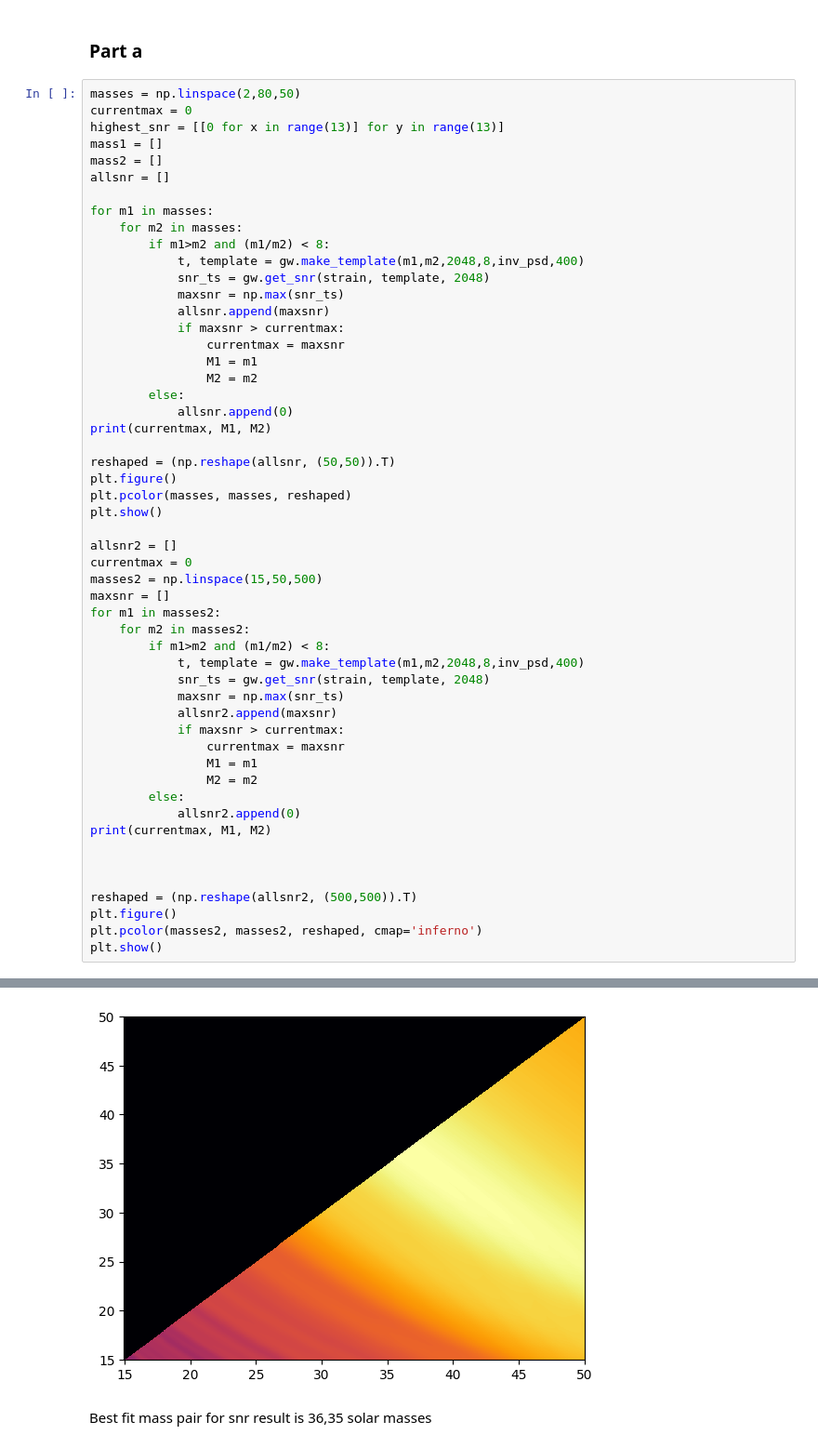
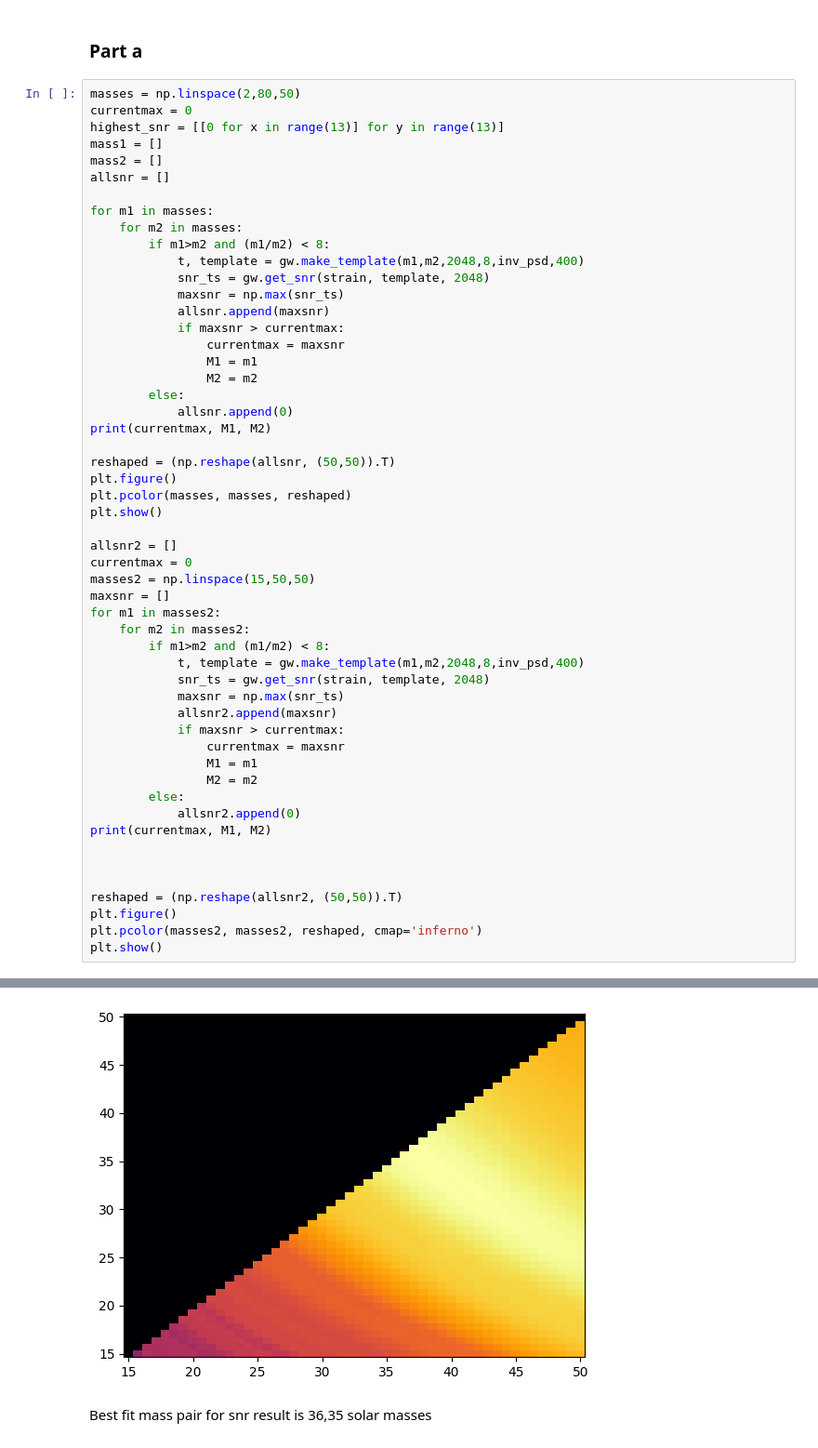
Before and after one commit to lewismcnish/Astronomy, a Jupyter notebook: Binary_Black_Holes/Binary.ipynb, the cells around one changed output, grey strips where cells are left out. Shown at 93% size. Saved outputs shown, nothing was run; the diff lists cells and outputs as text.

```diff
--- a/Binary_Black_Holes/Binary.ipynb
+++ b/Binary_Black_Holes/Binary.ipynb
@@ -133,7 +133,7 @@ plt.show()
 
 allsnr2 = []
 currentmax = 0
-masses2 = np.linspace(15,50,500)
+masses2 = np.linspace(15,50,50)
 maxsnr = []
 for m1 in masses2:
     for m2 in masses2:
@@ -152,7 +152,7 @@ print(currentmax, M1, M2)
 
 
 
-reshaped = (np.reshape(allsnr2, (500,500)).T)
+reshaped = (np.reshape(allsnr2, (50,50)).T)
 plt.figure()
 plt.pcolor(masses2, masses2, reshaped, cmap='inferno')
 plt.show()
@@ -163,4 +163,4 @@ plt.show()
-[figure, old version]
+[figure, new version]
 # %% [markdown]
 Best fit mass pair for snr result is 36,35 solar masses
 # %% [markdown]
```
Also changed, not shown: parts of 3 cells of this notebook.
